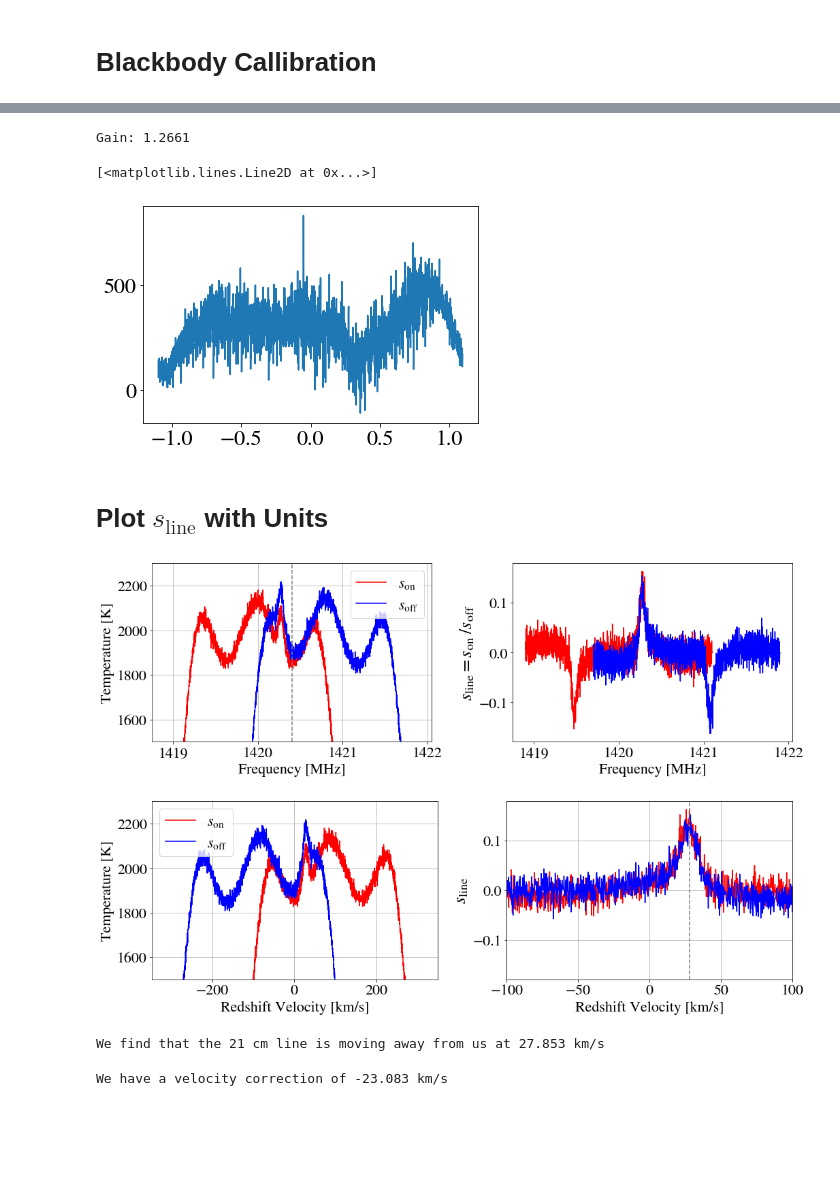
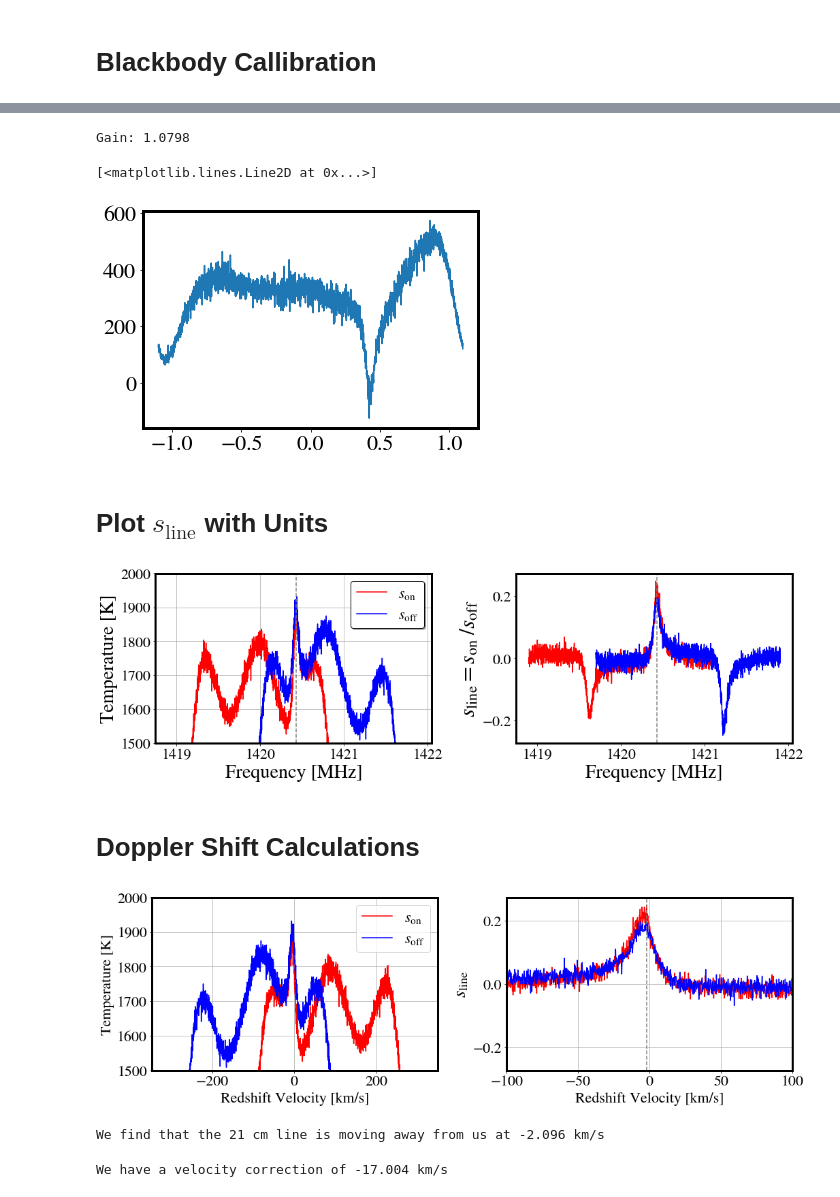
Before and after one commit to James11222/radiolab_repo, a Jupyter notebook: lab2/James/Lab2_Analysis.ipynb, the cells around one changed output, grey strips where cells are left out. Saved outputs shown, nothing was run; the diff lists cells and outputs as text; code cells hidden in the pictures; blank space fills up the shorter version.

```diff
--- a/lab2/James/Lab2_Analysis.ipynb
+++ b/lab2/James/Lab2_Analysis.ipynb
@@ -4,13 +4,16 @@ import pandas as pd
 import matplotlib.pyplot as plt
 import scipy
 import ugradio
+import matplotlib as mpl
+
+mpl.rcParams['axes.linewidth'] = 3 #set the value globally
 plt.rcParams['mathtext.fontset'],plt.rcParams['font.family'] = 'stix', 'STIXGeneral'
 plt.rcParams.update({'font.size': 22})
 # %% [markdown]
 # Load in Initial On/Off Data
 # %%
-data_on = np.load('Data/Raspberry_Pi/on_line_raw.npy')
-data_off = np.load('Data/Raspberry_Pi/off_line_raw.npy')
+data_on = np.load('Data/Raspberry_Pi/data2_on_raw.npy')
+data_off = np.load('Data/Raspberry_Pi/data2_off_raw.npy')
 # %% [markdown]
 ## Calculate the Average Power
 # %%
@@ -60,8 +62,8 @@ s_line = avg_on/avg_off
 # %% [markdown]
 # Blackbody Callibration
 # %%
-sky_raw = np.load('Data/Raspberry_Pi/cold_raw_zenith.npy').reshape(-1,2048) #our data had 2048 samples
-blackbody_raw = np.load('Data/Raspberry_Pi/cal_raw_zenith.npy')
+sky_raw = np.load('Data/Raspberry_Pi/data2_on_raw.npy').reshape(-1,2048) #our data had 2048 samples
+blackbody_raw = np.load('Data/Raspberry_Pi/data2_cal_raw.npy')
 # %%
 avg_sky = calc_ave_power(sky_raw)
 avg_blackbody = calc_ave_power(blackbody_raw)
@@ -97,40 +100,44 @@ plt.show()
 G = 300 / ΔT #300 Kelvin for human blackbody
 print("Gain: {0:0.4f}".format(G))
 # %% [output]
-Gain: 1.2661
+Gain: 1.0798
 # %%
 plt.plot(freqs, np.fft.fftshift(avg_blackbody - avg_sky)*G)
 # %% [output]
 [<matplotlib.lines.Line2D at 0x...>]
-[figure, old version]
+[figure, new version]
 # %% [markdown]
 # Plot $s_{\mathrm{line}}$ with Units
 # %%
 f, axes = plt.subplots(1,2, figsize=(15,5))
 
 axes[0].plot(freqs + 1420, np.fft.fftshift(avg_on) * G, color="red", label="$s_{\mathrm{on}}$")
 axes[0].plot(freqs + 1420.8, np.fft.fftshift(avg_off) * G, color="blue", label="$s_{\mathrm{off}}$")
-axes[0].axvline(1420.4,0,2500, linestyle="--", color="gray")
+axes[0].axvline(1420.43,0,2500, linestyle="--", color="gray")
 # axes[0].axvline(-0.525,0,2500, linestyle="--", color="gray")
-axes[0].set_ylim(1500, 2300)
+axes[0].set_ylim(1500, 2000)
 # axes[0].set_xlim(-1,1)
-axes[0].set_xlabel("Frequency [MHz]")
-axes[0].set_ylabel("Temperature [K]")
+axes[0].set_xlabel("Frequency [MHz]", fontsize=28)
+axes[0].set_ylabel("Temperature [K]", fontsize=28)
 axes[0].grid()
-axes[0].legend()
+axes[0].legend(edgecolor="black", shadow=True)
 
 
 axes[1].plot(freqs + 1420, np.fft.fftshift(s_line - np.median(s_line)) * G, color="red")
 axes[1].plot(freqs + 1420.8, np.fft.fftshift(-(s_line- np.median(s_line))) * G, color="blue")
+axes[1].axvline(1420.43,0,2500, linestyle="--", color="gray")
 # axes[1].set_xlim(-1,1)
 # axes[1].axvline(0.275,0,2500, linestyle="--", color="gray")
 # axes[1].axvline(-0.525,0,2500, linestyle="--", color="gray")
-axes[1].set_xlabel("Frequency [MHz]")
-axes[1].set_ylabel("$s_{\mathrm{line}} = s_{\mathrm{on}} \; / s_{\mathrm{off}}$", fontsize=26)
+axes[1].set_xlabel("Frequency [MHz]", fontsize=28)
+axes[1].set_ylabel("$s_{\mathrm{line}} = s_{\mathrm{on}} \; / s_{\mathrm{off}}$", fontsize=32)
 f.tight_layout()
+# plt.savefig("physical_units_long_integration.pdf", dpi=300)
 plt.show()
 # %% [output]
-[figure, old version]
+[figure, new version]
+# %% [markdown]
+# Doppler Shift Calculations
 # %%
 velocity_on = -3e5 * ((freqs + 1420) - 1420.4058)/1420.4058
 velocity_off = -3e5 * ((freqs + 1420.8) - 1420.4058)/1420.4058
@@ -141,7 +148,7 @@ axes[0].plot(velocity_on, np.fft.fftshift(avg_on) * G, color="red", label="$s_{\
 axes[0].plot(velocity_off, np.fft.fftshift(avg_off) * G, color="blue", label="$s_{\mathrm{off}}$")
 # axes[0].axvline(1420.4,0,2500, linestyle="--", color="gray")
 # axes[0].axvline(-0.525,0,2500, linestyle="--", color="gray")
-axes[0].set_ylim(1500, 2300)
+axes[0].set_ylim(1500, 2000)
 # axes[0].set_xlim(-1,1)
 axes[0].set_xlabel("Redshift Velocity [km/s]")
 axes[0].set_ylabel("Temperature [K]")
@@ -159,17 +166,21 @@ axes[1].grid()
 f.tight_layout()
 plt.show()
 # %% [output]
-[figure, old version]
+[figure, new version]
 # %%
 v_21cm = velocity_on[np.argmax(np.fft.fftshift(s_line))]
 print("We find that the 21 cm line is moving away from us at {0:0.3f} km/s".format(v_21cm))
 # %% [output]
-We find that the 21 cm line is moving away from us at 27.853 km/s
+We find that the 21 cm line is moving away from us at -2.096 km/s
 # %%
-correction = ugradio.doppler.get_projected_velocity(13.04, 37.873199, 2459627.65).value / 1000
+RA, DEC = 6.45, 62.726 #RA, DEC for our observations
+JD = 2459632.0472222
+# JD = 2459632.3805556
+
+correction = ugradio.doppler.get_projected_velocity(RA, DEC,JD).value / 1000
 print("We have a velocity correction of {0:0.3f} km/s".format(correction))
 # %% [output]
-We have a velocity correction of -23.083 km/s
+We have a velocity correction of -17.004 km/s
 # %%
 velocity_on = -3e5 * ((freqs + 1420) - 1420.4058)/1420.4058
 velocity_off = -3e5 * ((freqs + 1420.8) - 1420.4058)/1420.4058
```
Also changed, not shown: parts of 8 cells of this notebook, 5 other files.
